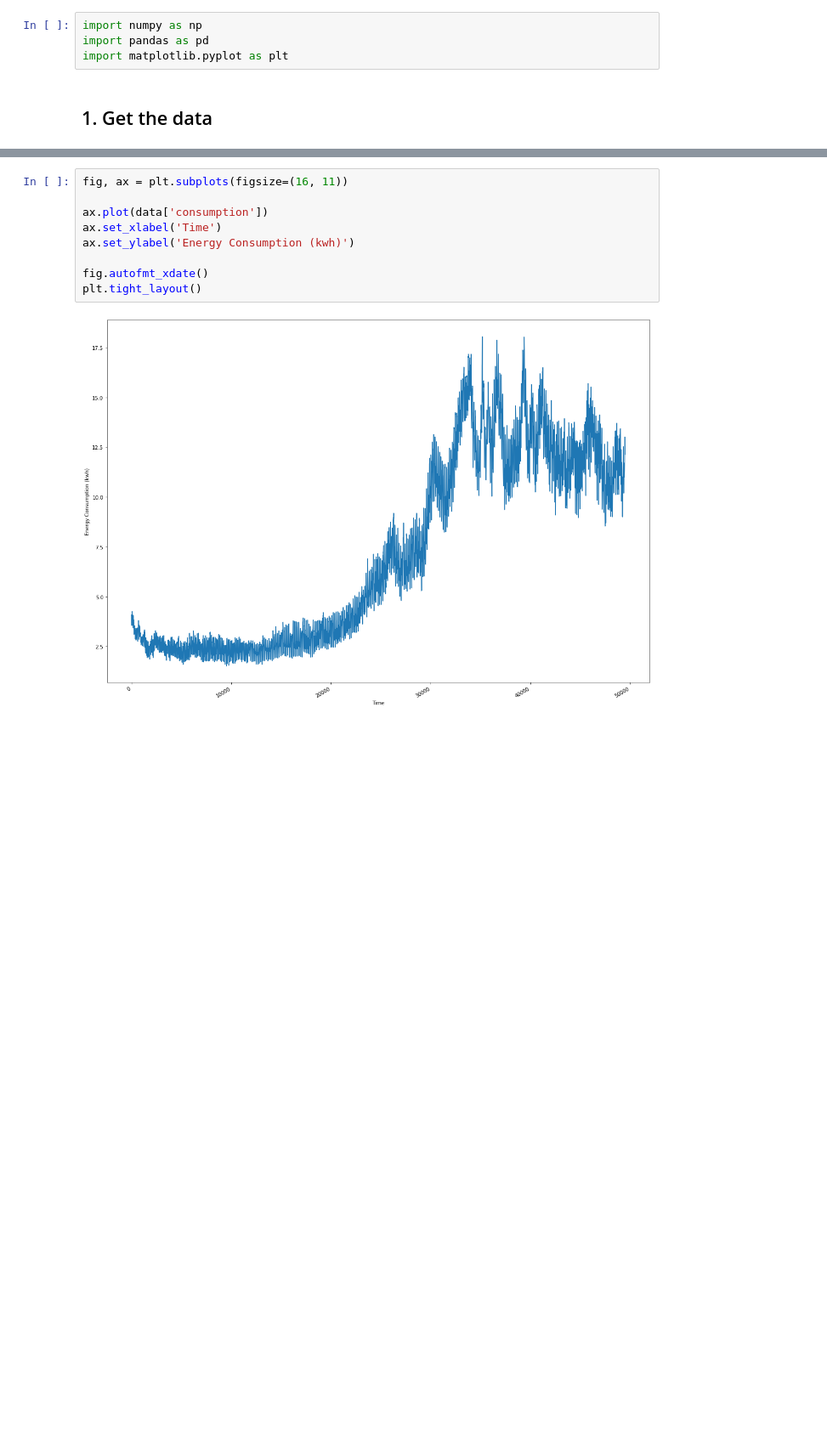
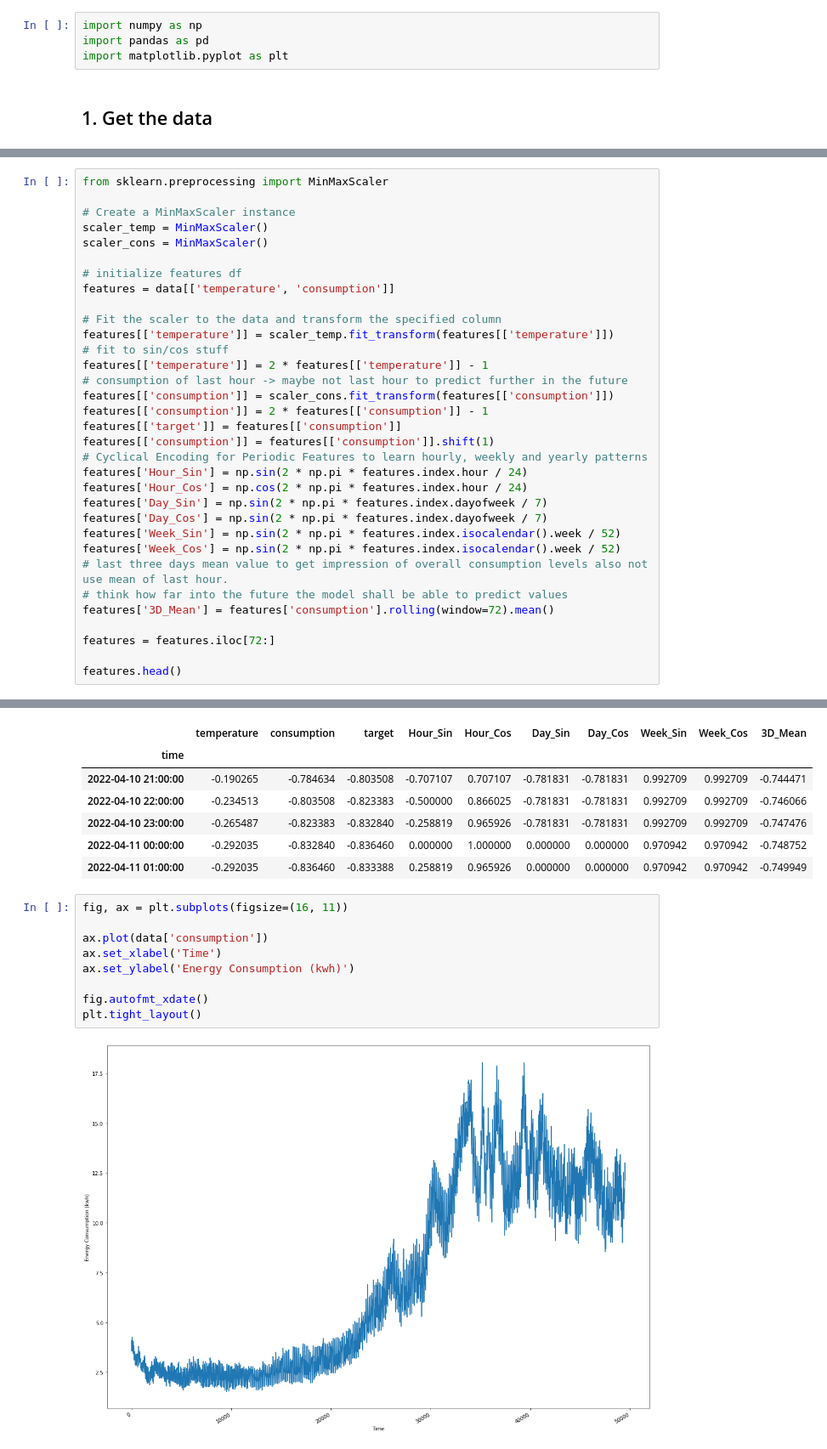
Before and after one commit to LeonardKuhn/TDT4259-Applied-Data-Science, a Jupyter notebook: sklearn_time_series.ipynb, the cells around one changed output, grey strips where cells are left out. Shown at 85% size. Cells and saved outputs as stored; diff of their text form; blank space fills up the shorter version.

```diff
--- a/sklearn_time_series.ipynb
+++ b/sklearn_time_series.ipynb
@@ -21,3 +22,37 @@ data.head()
 | 2022-04-07 23:00:00 | oslo | 3.660981 | 0.3 |
 | 2022-04-08 00:00:00 | oslo | 3.584066 | 0.2 |
 | 2022-04-08 01:00:00 | oslo | 3.549536 | 0.4 |
+# %%
+from sklearn.preprocessing import MinMaxScaler
+
+# Create a MinMaxScaler instance
+scaler_temp = MinMaxScaler()
+scaler_cons = MinMaxScaler()
+
+# initialize features df
+features = data[['temperature', 'consumption']]
+
+# Fit the scaler to the data and transform the specified column
+features[['temperature']] = scaler_temp.fit_transform(features[['temperature']])
+# fit to sin/cos stuff
+features[['temperature']] = 2 * features[['temperature']] - 1
+# consumption of last hour -> maybe not last hour to predict further in the future
+features[['consumption']] = scaler_cons.fit_transform(features[['consumption']])
+features[['consumption']] = 2 * features[['consumption']] - 1
+features[['target']] = features[['consumption']]
+features[['consumption']] = features[['consumption']].shift(1)
+# Cyclical Encoding for Periodic Features to learn hourly, weekly and yearly patterns
+features['Hour_Sin'] = np.sin(2 * np.pi * features.index.hour / 24)
+features['Hour_Cos'] = np.cos(2 * np.pi * features.index.hour / 24)
+features['Day_Sin'] = np.sin(2 * np.pi * features.index.dayofweek / 7)
+features['Day_Cos'] = np.sin(2 * np.pi * features.index.dayofweek / 7)
+features['Week_Sin'] = np.sin(2 * np.pi * features.index.isocalendar().week / 52)
+features['Week_Cos'] = np.sin(2 * np.pi * features.index.isocalendar().week / 52)
+# last three days mean value to get impression of overall consumption levels also not use mean of last hour.
+# think how far into the future the model shall be able to predict values
+features['3D_Mean'] = features['consumption'].rolling(window=72).mean()
+
+features = features.iloc[72:]
+
+features.head()
+# %% [output]
@@ -24,3 +79,10 @@ data.head()
+|  | temperature | consumption | target | Hour_Sin | Hour_Cos | Day_Sin | Day_Cos | Week_Sin | Week_Cos | 3D_Mean |
+| time |  |  |  |  |  |  |  |  |  |  |
+| 2022-04-10 21:00:00 | -0.190265 | -0.784634 | -0.803508 | -0.707107 | 0.707107 | -0.781831 | -0.781831 | 0.992709 | 0.992709 | -0.744471 |
+| 2022-04-10 22:00:00 | -0.234513 | -0.803508 | -0.823383 | -0.500000 | 0.866025 | -0.781831 | -0.781831 | 0.992709 | 0.992709 | -0.746066 |
+| 2022-04-10 23:00:00 | -0.265487 | -0.823383 | -0.832840 | -0.258819 | 0.965926 | -0.781831 | -0.781831 | 0.992709 | 0.992709 | -0.747476 |
+| 2022-04-11 00:00:00 | -0.292035 | -0.832840 | -0.836460 | 0.000000 | 1.000000 | 0.000000 | 0.000000 | 0.970942 | 0.970942 | -0.748752 |
+| 2022-04-11 01:00:00 | -0.292035 | -0.836460 | -0.833388 | 0.258819 | 0.965926 | 0.000000 | 0.000000 | 0.970942 | 0.970942 | -0.749949 |
 # %%
 fig, ax = plt.subplots(figsize=(16, 11))
 
```
Also changed, not shown: parts of 26 cells of this notebook.
